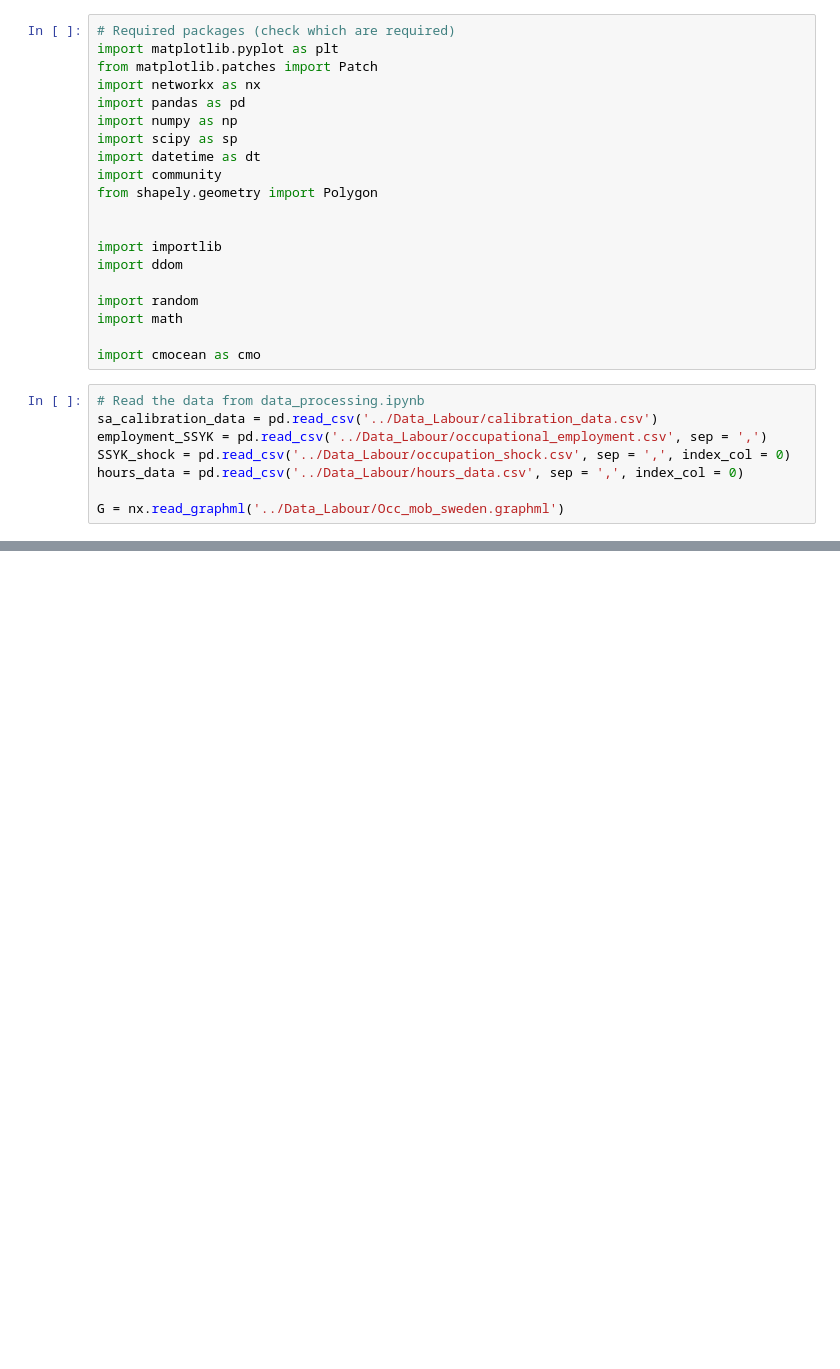
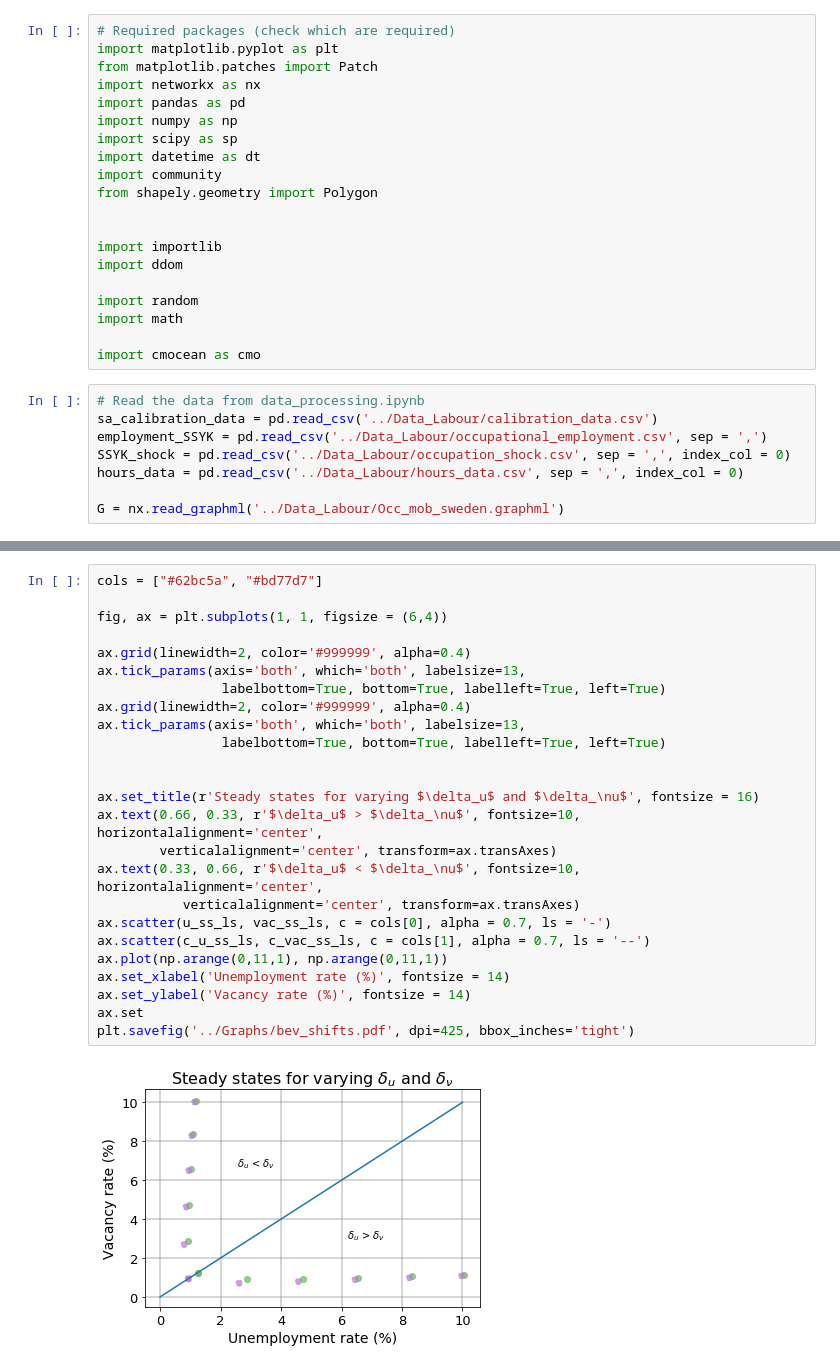
Before and after one commit to Ludhol/Occupations-Under-Threat, a Jupyter notebook: Code Labour/Robustness and steady state analysis.ipynb, the cells around one changed output, grey strips where cells are left out. Saved outputs shown, nothing was run; the diff lists cells and outputs as text; blank space fills up the shorter version.

```diff
--- a/Code Labour/Robustness and steady state analysis.ipynb
+++ b/Code Labour/Robustness and steady state analysis.ipynb
@@ -28,0 +119,27 @@ G = nx.read_graphml('../Data_Labour/Occ_mob_sweden.graphml')
+# %%
+cols = ["#62bc5a", "#bd77d7"]
+
+fig, ax = plt.subplots(1, 1, figsize = (6,4))
+
+ax.grid(linewidth=2, color='#999999', alpha=0.4)
+ax.tick_params(axis='both', which='both', labelsize=13,
+                labelbottom=True, bottom=True, labelleft=True, left=True)
+ax.grid(linewidth=2, color='#999999', alpha=0.4)
+ax.tick_params(axis='both', which='both', labelsize=13,
+                labelbottom=True, bottom=True, labelleft=True, left=True)
+
+
+ax.set_title(r'Steady states for varying $\delta_u$ and $\delta_\nu$', fontsize = 16)
+ax.text(0.66, 0.33, r'$\delta_u$ > $\delta_\nu$', fontsize=10, horizontalalignment='center',
+        verticalalignment='center', transform=ax.transAxes)
+ax.text(0.33, 0.66, r'$\delta_u$ < $\delta_\nu$', fontsize=10, horizontalalignment='center',
+           verticalalignment='center', transform=ax.transAxes)
+ax.scatter(u_ss_ls, vac_ss_ls, c = cols[0], alpha = 0.7, ls = '-')
+ax.scatter(c_u_ss_ls, c_vac_ss_ls, c = cols[1], alpha = 0.7, ls = '--')
+ax.plot(np.arange(0,11,1), np.arange(0,11,1))
+ax.set_xlabel('Unemployment rate (%)', fontsize = 14)
+ax.set_ylabel('Vacancy rate (%)', fontsize = 14)
+ax.set
+plt.savefig('../Graphs/bev_shifts.pdf', dpi=425, bbox_inches='tight')
+# %% [output]
+[figure, added]
```
Also changed, not shown: parts of 6 cells of this notebook, 43 other files.
